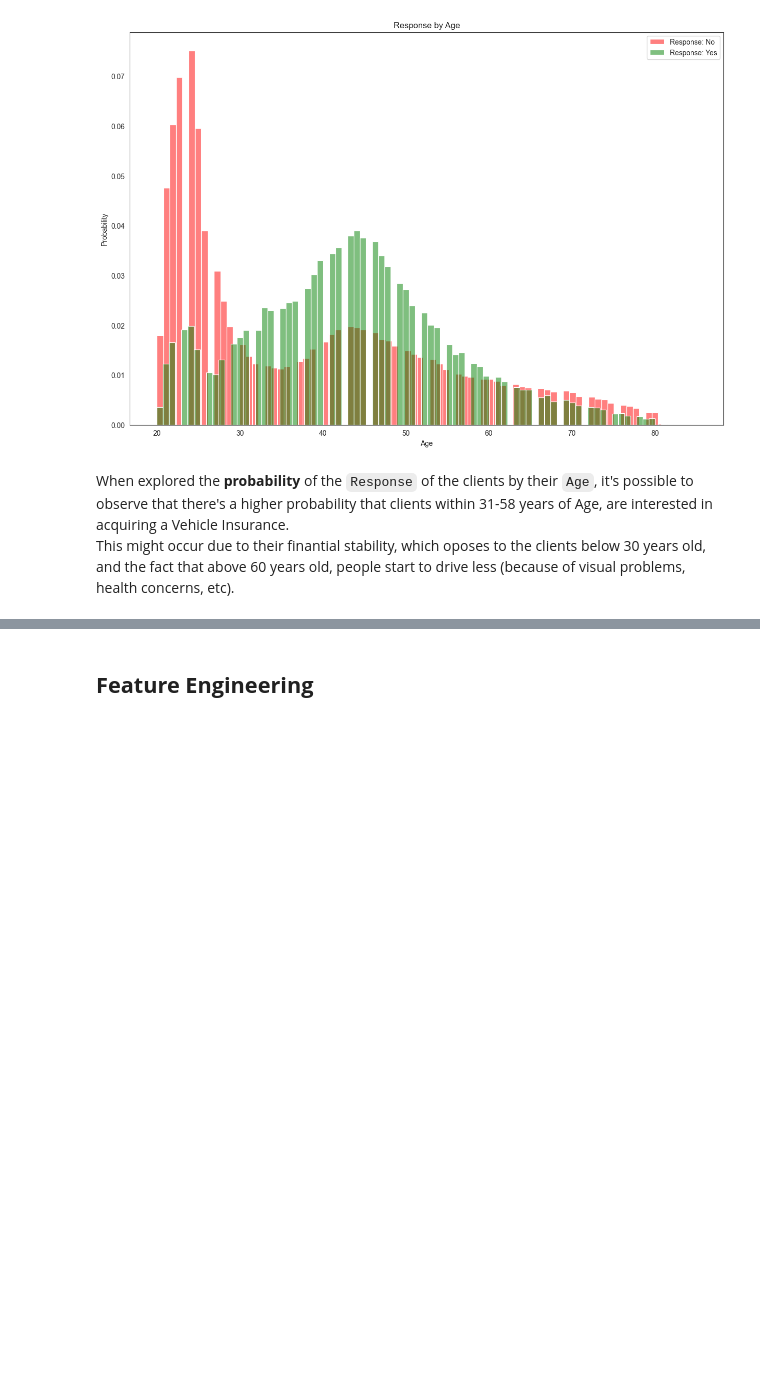
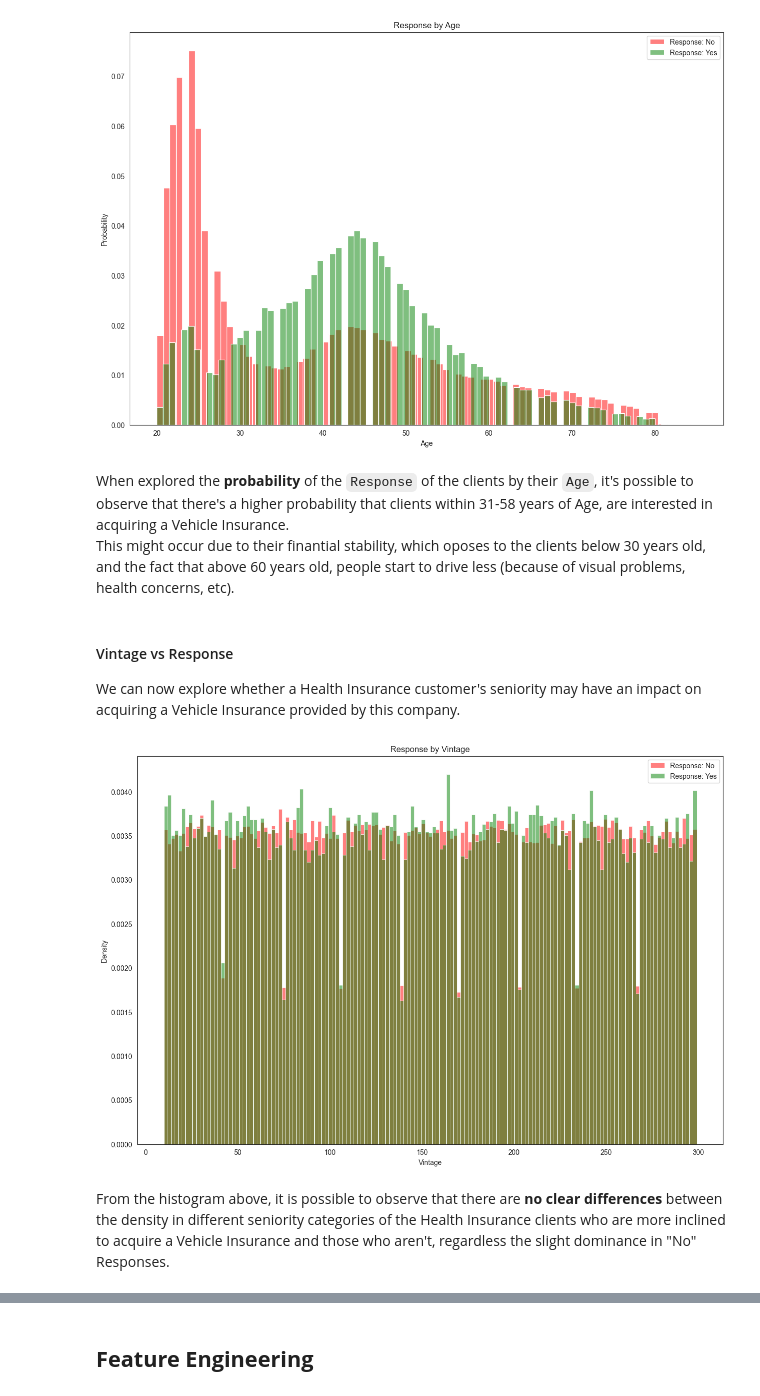
Before and after one commit to HugoTex98/Health-Insurance-Cross-Sell-Prediction, a Jupyter notebook: Health_Insurance_Cross_Sell_Prediction.ipynb, the cells around one changed output, grey strips where cells are left out. Drawn from its saved outputs; the diff is of its cells as text; code cells hidden in the pictures; blank space fills up the shorter version.

```diff
--- a/Health_Insurance_Cross_Sell_Prediction.ipynb
+++ b/Health_Insurance_Cross_Sell_Prediction.ipynb
@@ -500,3 +504,30 @@ plt.show()
 # %% [markdown]
 When explored the **probability** of the `Response` of the clients by their `Age`, it's possible to observe that there's a higher probability that clients within 31-58 years of Age, are interested in acquiring a Vehicle Insurance. <br>
 This might occur due to their finantial stability, which oposes to the clients below 30 years old, and the fact that above 60 years old, people start to drive less (because of visual problems, health concerns, etc).
+# %% [markdown]
+#### Vintage vs Response
+
+We can now explore whether a Health Insurance customer's seniority may have an impact on acquiring a Vehicle Insurance provided by this company.
+# %%
+vintage_resp = df_train[["Vintage", "Response"]]
+
+fig, ax = plt.subplots(figsize=(15, 10))
+# Plot the histogram for Response 0
+sns.histplot(vintage_resp[vintage_resp["Response"]==0]["Vintage"], ax=ax, stat='density',
+             color='red', alpha=0.5, element='bars', fill=True,
+             bins=int(vintage_resp['Vintage'].max()/ 2)) # ,int(vintage_resp['Vintage'].max()/ 2)
+# Plot the histogram for Response 1
+sns.histplot(vintage_resp[vintage_resp["Response"]==1]["Vintage"], ax=ax, stat='density',
+             color='green', alpha=0.5, element='bars', fill=True,
+             bins=int(vintage_resp['Vintage'].max()/ 2))
+
+ax.set_xlabel('Vintage')
+ax.set_ylabel('Density')
+# ax.set_ylim(0.0025)
+ax.set_title('Response by Vintage')
+ax.legend(labels=['Response: No', 'Response: Yes'])
+plt.show()
+# %% [output]
+[figure, added]
+# %% [markdown]
+From the histogram above, it is possible to observe that there are **no clear differences** between the density in different seniority categories of the Health Insurance clients who are more inclined to acquire a Vehicle Insurance and those who aren't, regardless the slight dominance in "No" Responses.
```
Also changed, not shown: parts of 12 cells of this notebook.
